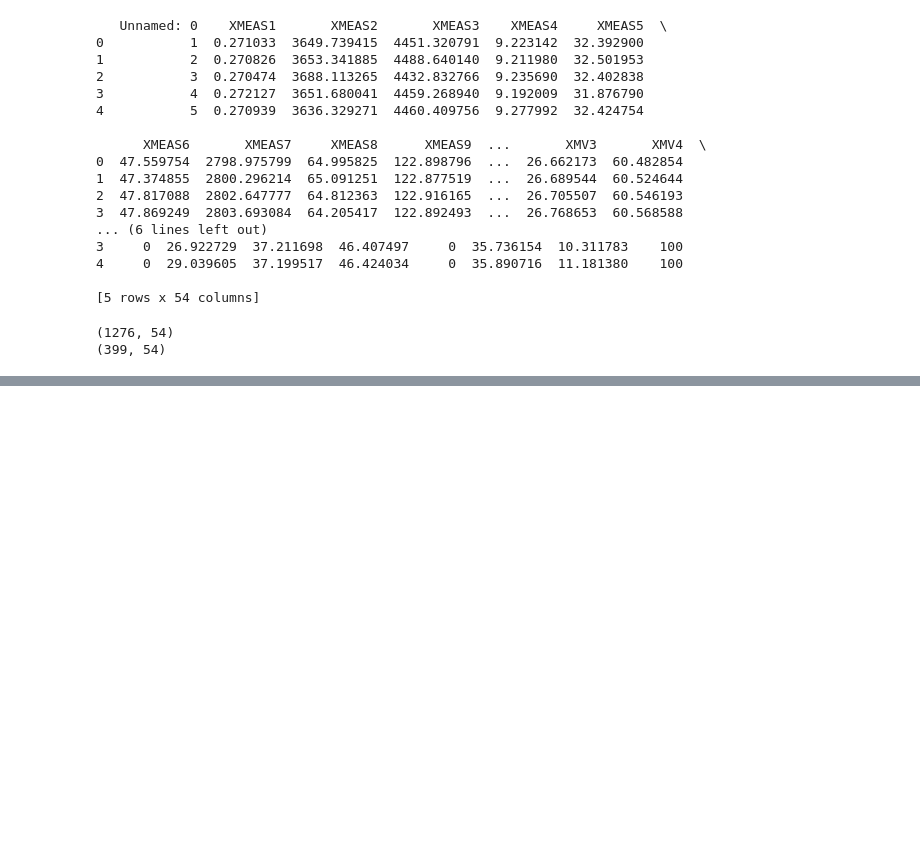
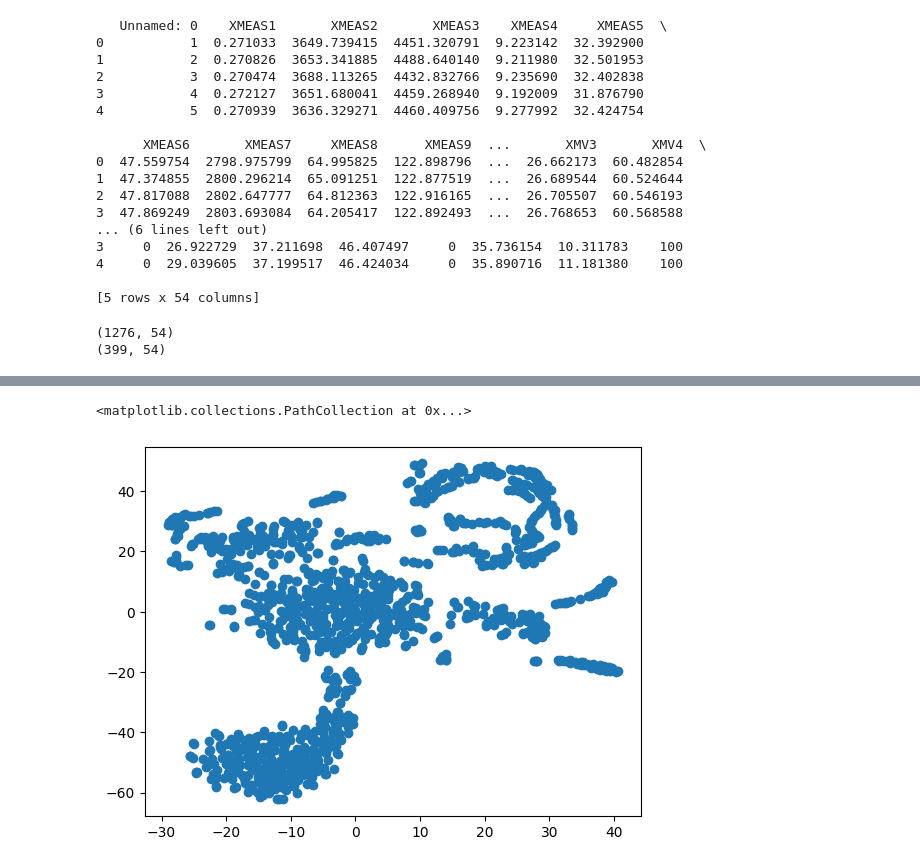
Before and after one commit to KyleTerrito/CHE4230, a Jupyter notebook: testing/Testing.ipynb, the cells around one changed output, grey strips where cells are left out. Cells and saved outputs as stored; diff of their text form; code cells hidden in the pictures; blank space fills up the shorter version.

```diff
--- a/testing/Testing.ipynb
+++ b/testing/Testing.ipynb
@@ -49,0 +58,6 @@ data_PCA = DR_methods.DR
+# %%
+part_tSNE = DR().dtSNE(n = 2, data = train_scaled)
+plt.scatter(part_tSNE[:,0], part_tSNE[:,1])
+# %% [output]
+<matplotlib.collections.PathCollection at 0x...>
+[figure, added]
```
Also changed, not shown: parts of 5 cells of this notebook, 1 other file.
